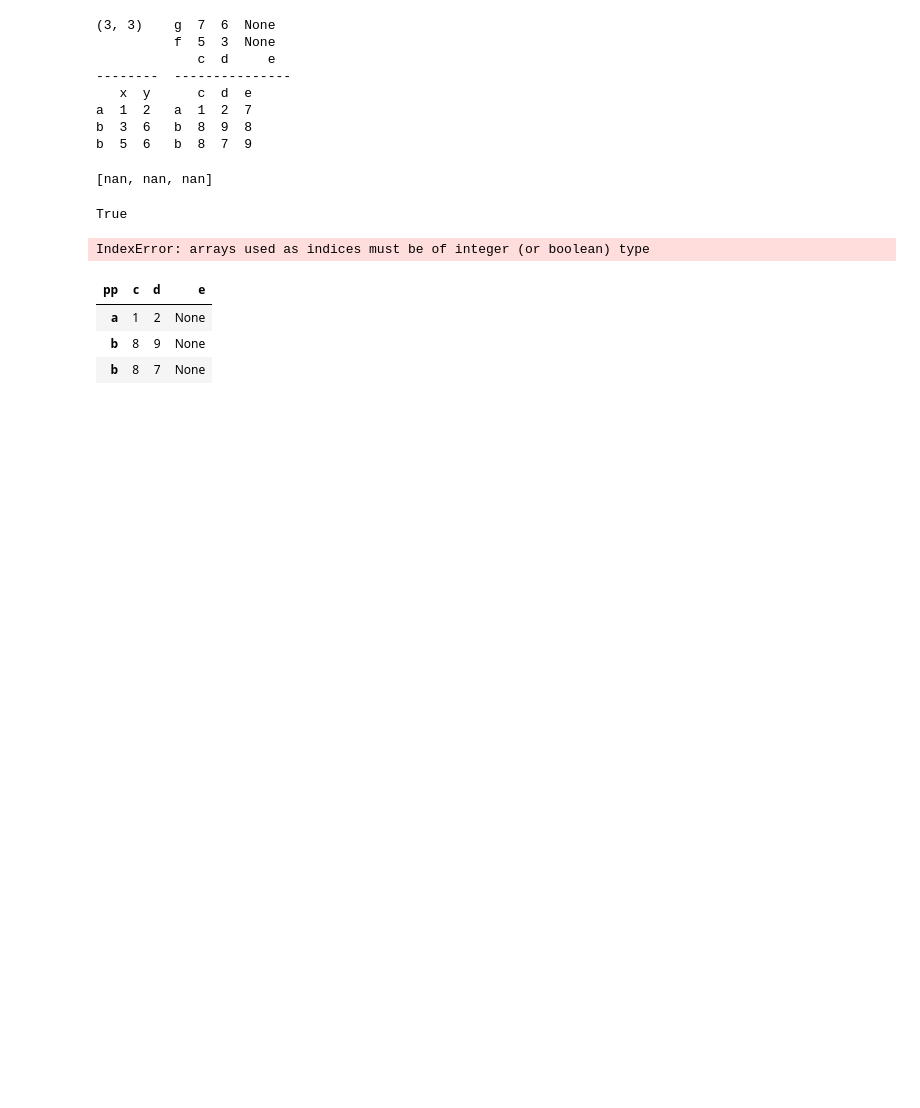
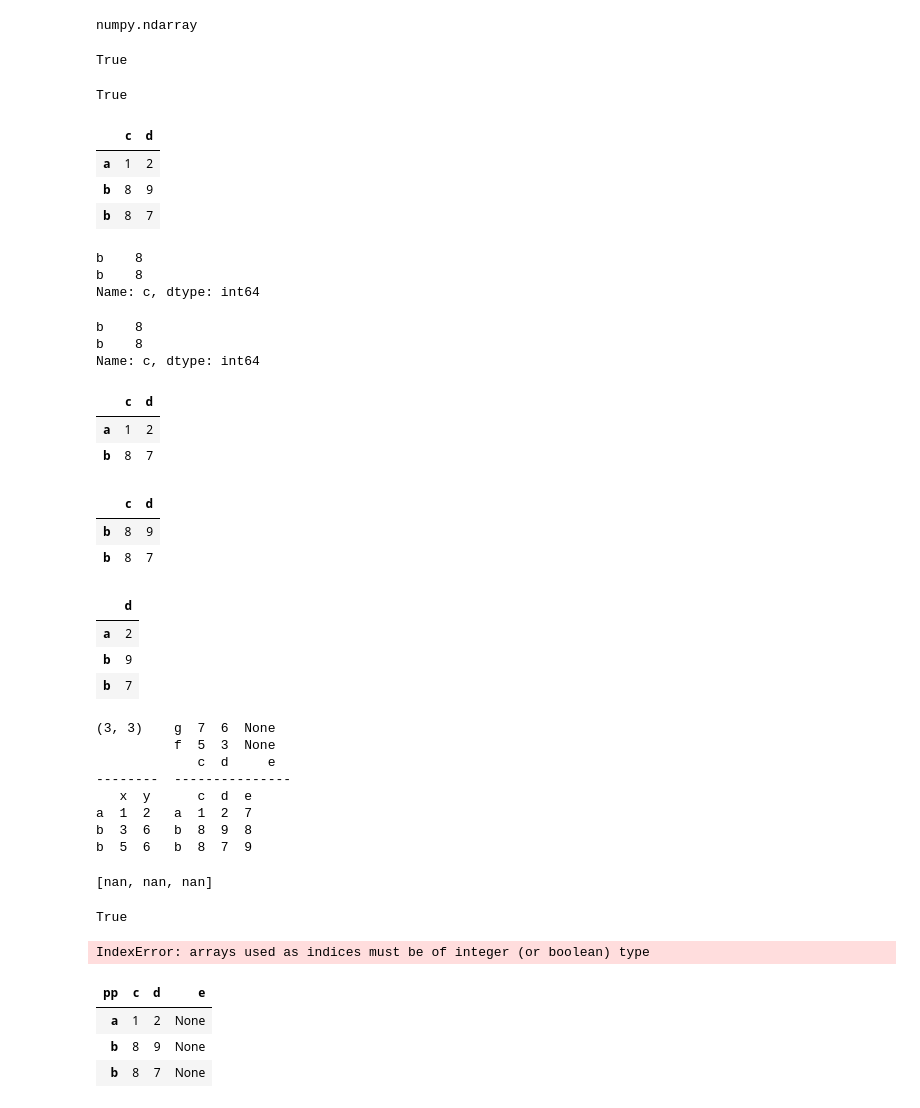
Before and after one commit to frlender/muldataframe, a Jupyter notebook: xplMulDataFrame.ipynb, the cells around one changed output. Drawn from its saved outputs; the diff is of its cells as text; code cells hidden in the pictures; blank space fills up the shorter version.

```diff
--- a/xplMulDataFrame.ipynb
+++ b/xplMulDataFrame.ipynb
@@ -34,3 +20,55 @@ a = b.iloc[0]
+# %%
+type(np.array([1,2,3]))
+# %% [output]
+numpy.ndarray
+# %%
+isinstance(slice(None),slice)
+# %% [output]
+True
+# %%
+isinstance(np.array([1,2,3]),np.ndarray)
+# %% [output]
+True
+# %%
+df = md.df
+df
+# %% [output]
+|  | c | d |
+| a | 1 | 2 |
+| b | 8 | 9 |
+| b | 8 | 7 |
+# %%
+ss = df.iloc[:,0]
+ss[ss>1]
+# %% [output]
+b    8
+b    8
+Name: c, dtype: int64
+# %%
+ss.loc[ss>1]
+# %% [output]
+b    8
+b    8
+Name: c, dtype: int64
+# %%
+df[[True,False,True]]
+# %% [output]
+|  | c | d |
+| a | 1 | 2 |
+| b | 8 | 7 |
+# %%
+df[df['c'] > 1]
+# %% [output]
+|  | c | d |
+| b | 8 | 9 |
+| b | 8 | 7 |
+# %%
+df.loc[:,df.loc['a']>1]
+# %% [output]
+|  | d |
+| a | 2 |
+| b | 9 |
+| b | 7 |
 # %%
 print(md.insert('e',[7,8,9],inplace=False))
 # %% [output]
```
Also changed, not shown: parts of 3 cells of this notebook, 7 other files.
